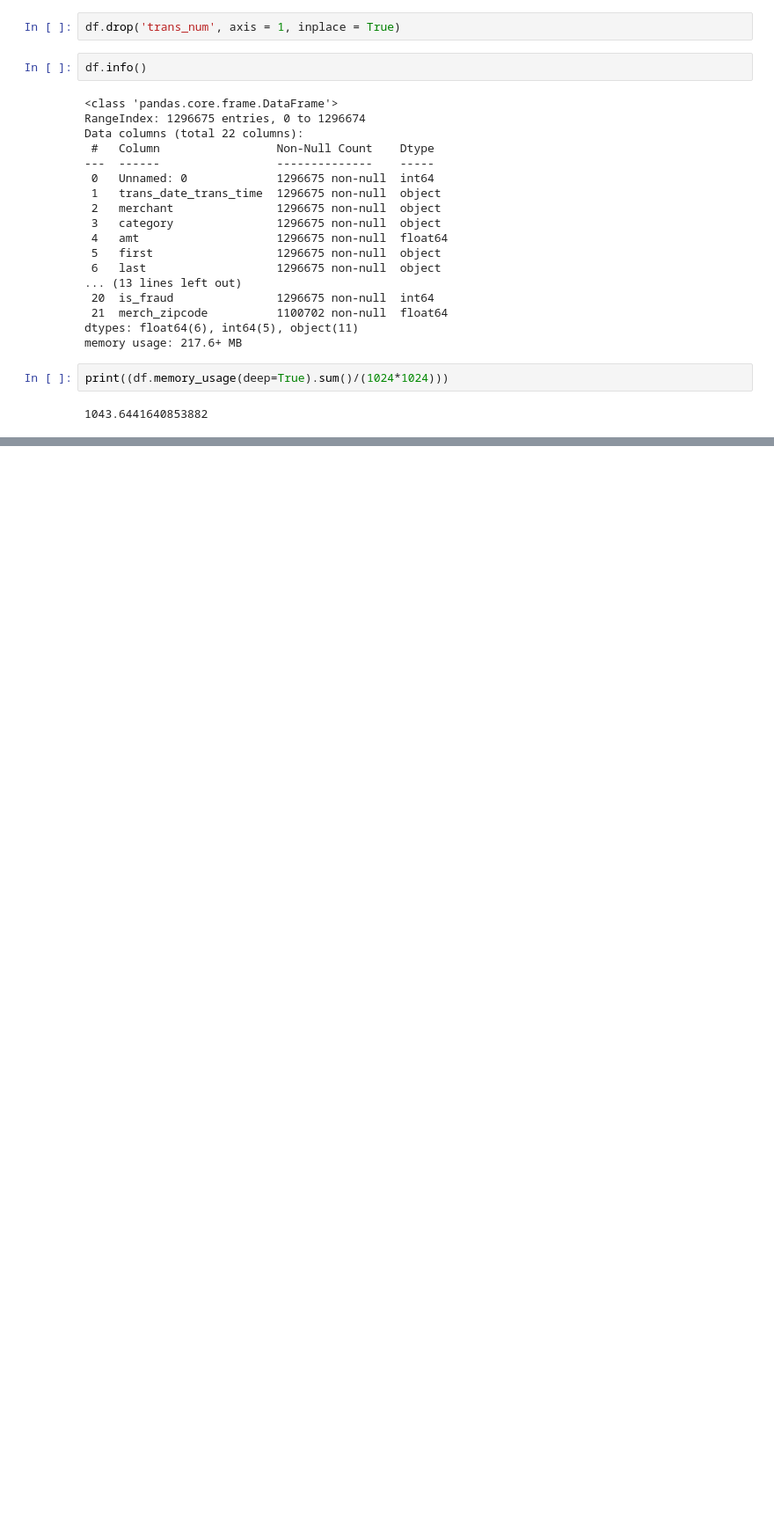
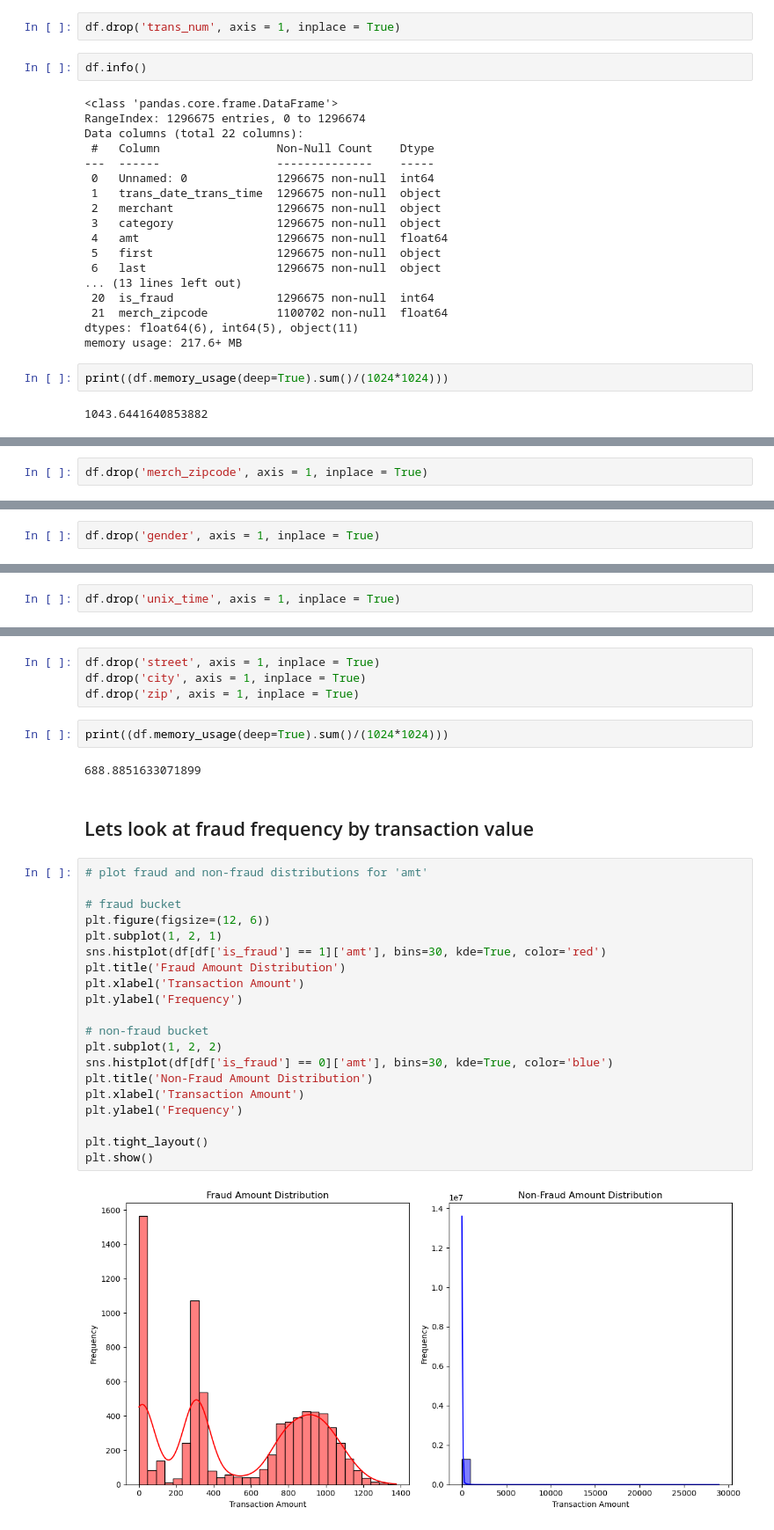
Before and after one commit to brendan-mcdonald-cspb/4502GROUP10, a Jupyter notebook: cctransactions_nbv4.ipynb, the cells around one changed output, grey strips where cells are left out. Shown at 88% size. Cells and saved outputs as stored; diff of their text form; blank space fills up the shorter version.

```diff
--- a/cctransactions_nbv4.ipynb
+++ b/cctransactions_nbv4.ipynb
@@ -177,0 +116,2 @@ memory usage: 0.0+ bytes
+# %%
+df.drop('merch_zipcode', axis = 1, inplace = True)
@@ -177,0 +238,2 @@ memory usage: 0.0+ bytes
+# %%
+df.drop('gender', axis = 1, inplace = True)
@@ -177,0 +267,2 @@ memory usage: 0.0+ bytes
+# %%
+df.drop('unix_time', axis = 1, inplace = True)
@@ -177,0 +275,32 @@ memory usage: 0.0+ bytes
+# %%
+df.drop('street', axis = 1, inplace = True)
+df.drop('city', axis = 1, inplace = True)
+df.drop('zip', axis = 1, inplace = True)
+# %%
+print((df.memory_usage(deep=True).sum()/(1024*1024)))
+# %% [output]
+688.8851633071899
+# %% [markdown]
+## Lets look at fraud frequency by transaction value
+# %%
+# plot fraud and non-fraud distributions for 'amt'
+
+# fraud bucket
+plt.figure(figsize=(12, 6))
+plt.subplot(1, 2, 1)
+sns.histplot(df[df['is_fraud'] == 1]['amt'], bins=30, kde=True, color='red')
+plt.title('Fraud Amount Distribution')
+plt.xlabel('Transaction Amount')
+plt.ylabel('Frequency')
+
+# non-fraud bucket
+plt.subplot(1, 2, 2)
+sns.histplot(df[df['is_fraud'] == 0]['amt'], bins=30, kde=True, color='blue')
+plt.title('Non-Fraud Amount Distribution')
+plt.xlabel('Transaction Amount')
+plt.ylabel('Frequency')
+
+plt.tight_layout()
+plt.show()
+# %% [output]
+[figure, added]
```
Also changed, not shown: parts of 41 cells of this notebook.
